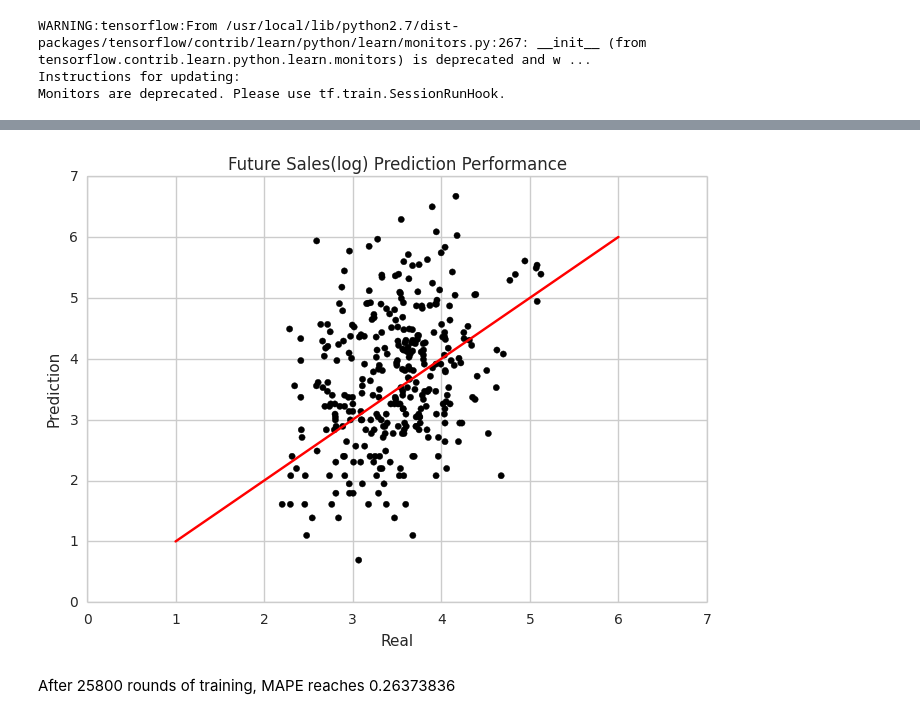
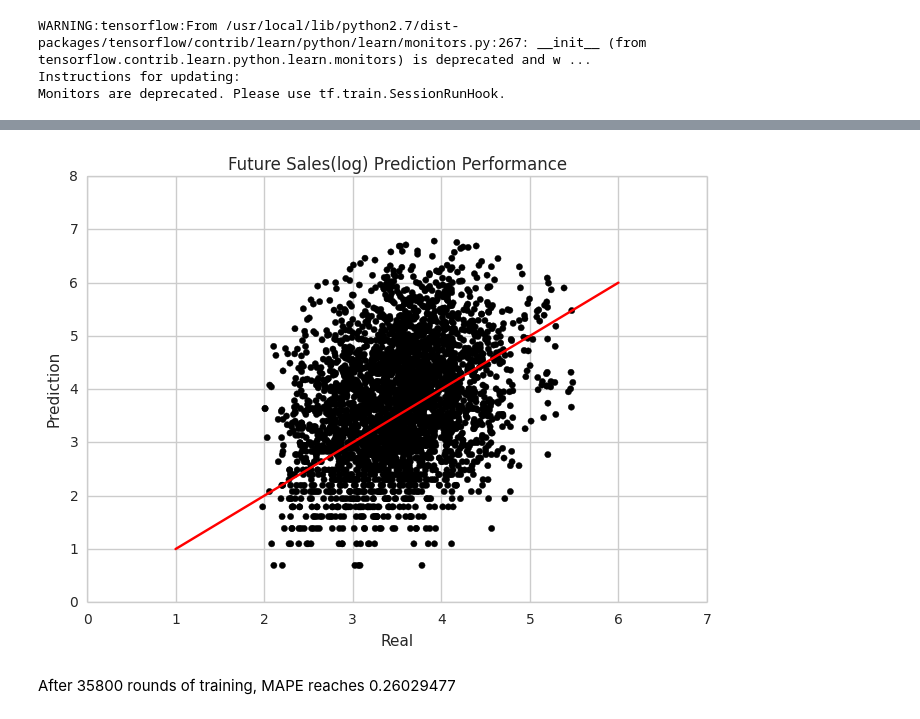
Before and after one commit to jiacheng-yao/ml_challenges, a Jupyter notebook: adidas_case_study (MAPE) - Categorical Embedding Approach.ipynb, the cells around one changed output, grey strips where cells are left out. Cells and saved outputs as stored; diff of their text form; code cells hidden in the pictures.

Commit message:
update training results

```diff
--- a/adidas_case_study (MAPE) - Categorical Embedding Approach.ipynb
+++ b/adidas_case_study (MAPE) - Categorical Embedding Approach.ipynb
@@ -137,25 +137,25 @@ mape_xg(real, predictions)
 # %%
 import numpy as np
 import matplotlib.pyplot as plt
 import matplotlib.lines as mlines
 import matplotlib.transforms as mtransforms
 
 import seaborn as sns
 sns.set_style('whitegrid')
 
 df_agg_result = pd.DataFrame({'pred': real,
                               'real': predictions})
 
 result_sample = df_agg_result.sample(frac=0.1)
 
 fig, ax = plt.subplots()
-ax.scatter(result_sample['real'], result_sample['pred'], c='black')
+ax.scatter(df_agg_result['real'], df_agg_result['pred'], c='black')
 plt.plot([1, 6], [1, 6], 'k-', color = 'r')
 plt.title('Future Sales(log) Prediction Performance')
 plt.xlabel('Real')
 plt.ylabel('Prediction')
 plt.show()
 # %% [output]
-[figure, old version]
+[figure, new version]
 # %% [markdown]
-After 25800 rounds of training, MAPE reaches 0.26373836
+After 35800 rounds of training, MAPE reaches 0.26029477
```
Also changed, not shown: parts of 3 cells of this notebook.
